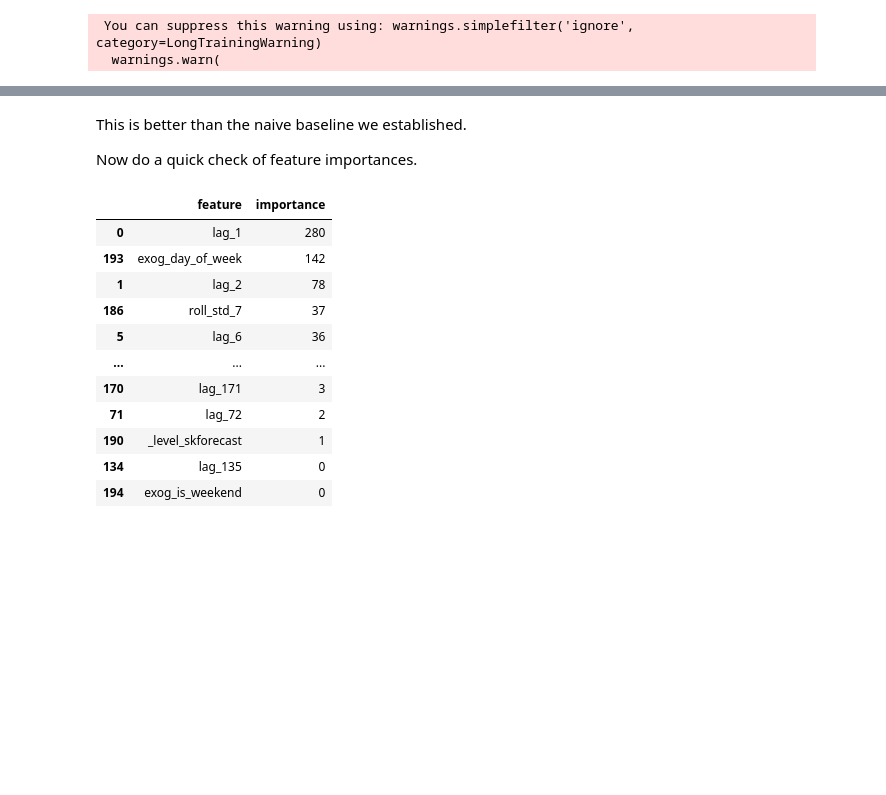
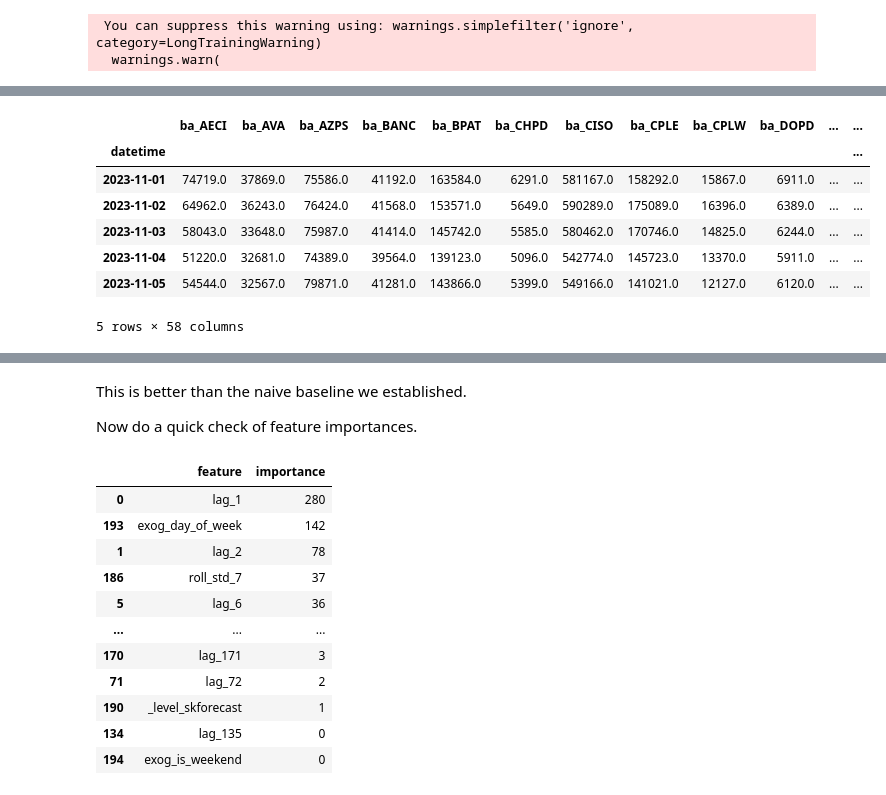
Before and after one commit to d-lazenby/energy-demand-forecasting, a Jupyter notebook: notebooks/05_lgbm_model.ipynb, the cells around one changed output, grey strips where cells are left out. Saved outputs shown, nothing was run; the diff lists cells and outputs as text; code cells hidden in the pictures; blank space fills up the shorter version.

```diff
--- a/notebooks/05_lgbm_model.ipynb
+++ b/notebooks/05_lgbm_model.ipynb
@@ -13,0 +16,3 @@ from src.data import load_training_data, make_exog_features, split_data
+# %%
+data = pd.read_csv(TRANSFORMED_DATA_DIR / "ts_tabular_2022_10_to_2024_11.csv")
+data.head()
@@ -82,0 +151,11 @@ metrics[metrics['levels'] == 'average']
+# %%
+data_test.head()
+# %% [output]
+|  | ba_AECI | ba_AVA | ba_AZPS | ba_BANC | ba_BPAT | ba_CHPD | ba_CISO | ba_CPLE | ba_CPLW | ba_DOPD | ... | ... |
+| datetime |  |  |  |  |  |  |  |  |  |  |  | ... |
+| 2023-11-01 | 74719.0 | 37869.0 | 75586.0 | 41192.0 | 163584.0 | 6291.0 | 581167.0 | 158292.0 | 15867.0 | 6911.0 | ... | ... |
+| 2023-11-02 | 64962.0 | 36243.0 | 76424.0 | 41568.0 | 153571.0 | 5649.0 | 590289.0 | 175089.0 | 16396.0 | 6389.0 | ... | ... |
+| 2023-11-03 | 58043.0 | 33648.0 | 75987.0 | 41414.0 | 145742.0 | 5585.0 | 580462.0 | 170746.0 | 14825.0 | 6244.0 | ... | ... |
+| 2023-11-04 | 51220.0 | 32681.0 | 74389.0 | 39564.0 | 139123.0 | 5096.0 | 542774.0 | 145723.0 | 13370.0 | 5911.0 | ... | ... |
+| 2023-11-05 | 54544.0 | 32567.0 | 79871.0 | 41281.0 | 143866.0 | 5399.0 | 549166.0 | 141021.0 | 12127.0 | 6120.0 | ... | ... |
+5 rows × 58 columns
```
Also changed, not shown: parts of 10 cells of this notebook.
